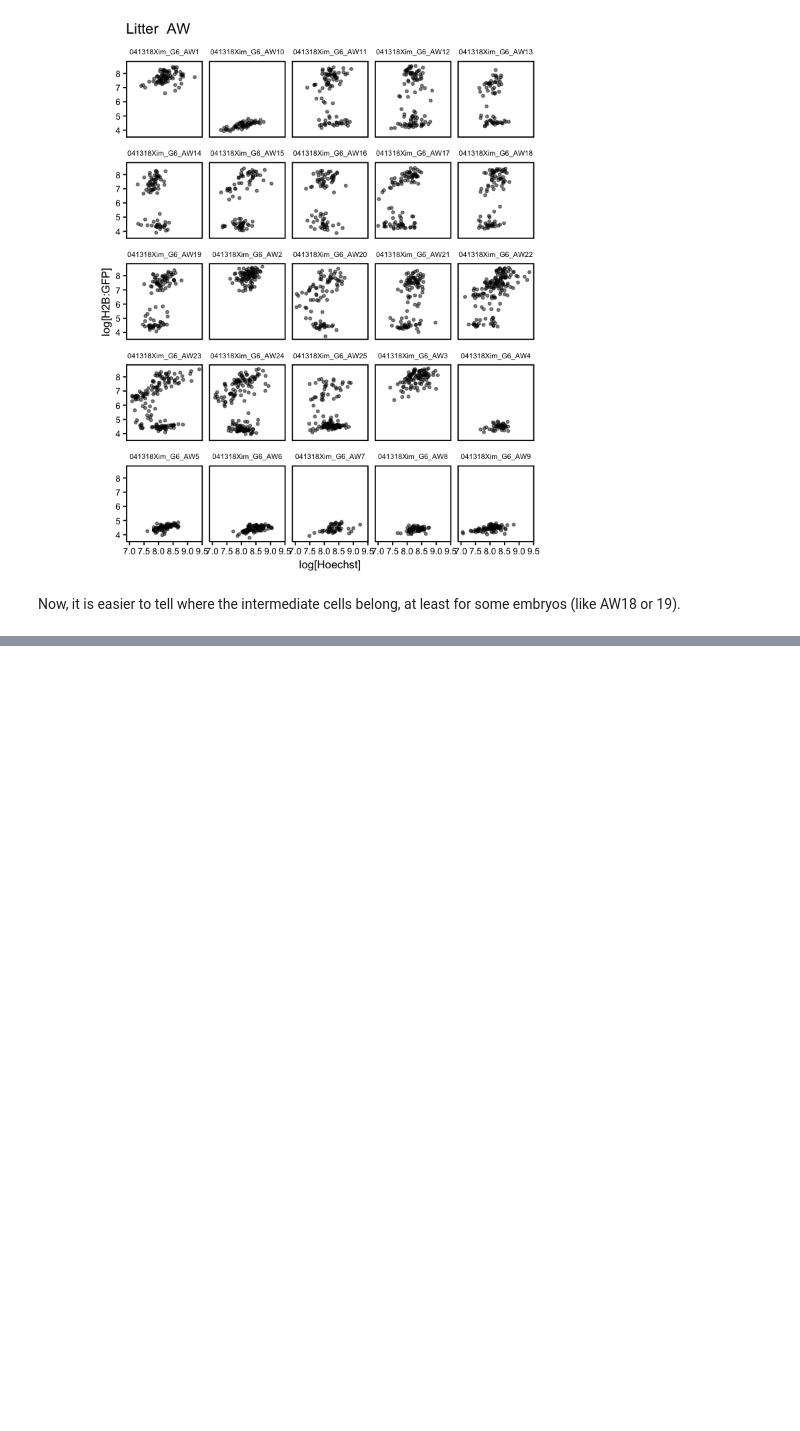
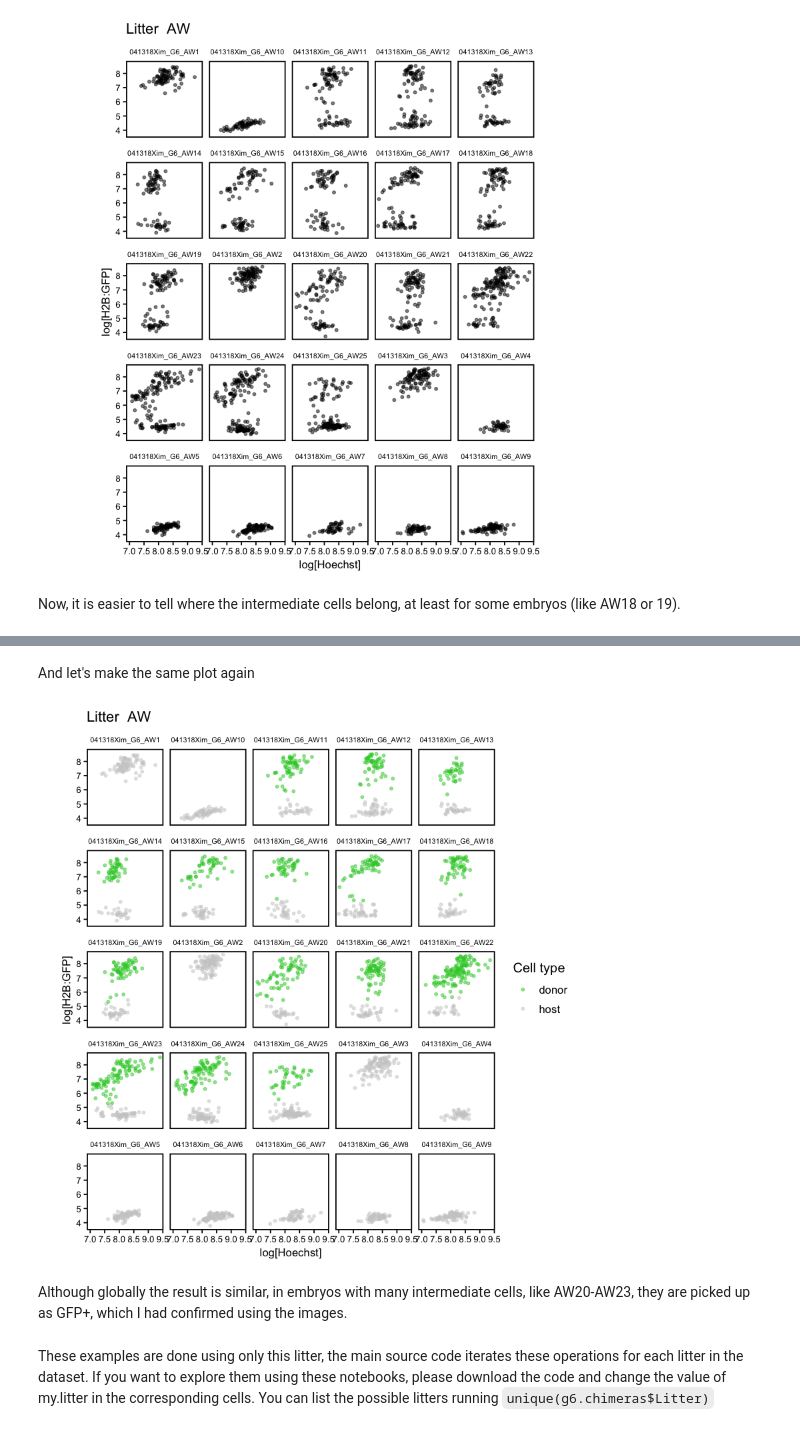
Before and after one commit to nestorsaiz/saiz-et-al_2020, a Jupyter notebook: notebooks/GFP-classification.ipynb, the cells around one changed output, grey strips where cells are left out. Cells and saved outputs as stored; diff of their text form; code cells hidden in the pictures; blank space fills up the shorter version.

````diff
--- a/notebooks/GFP-classification.ipynb
+++ b/notebooks/GFP-classification.ipynb
@@ -196,0 +202,43 @@ for(l in 1:3) {
+# %%
+# Use cutree to cut the dendrogram at the indicated number of clusters
+aw$cluster <- cutree(my.clusters, 2)
+
+# Assign donor or host labels to each cluster based on its GFP level
+bigger <- mean(subset(aw, cluster == 2)$CH2.logCor) -
+    mean(subset(aw, cluster == 1)$CH2.logCor) > 0
+if (bigger == T) {
+    aw$cell_type[aw$cluster == 2] <- 'donor'
+    aw$cell_type[aw$cluster == 1] <- 'host'
+}
+if (bigger == F) {
+    aw$cell_type[aw$cluster == 2] <- 'host'
+    aw$cell_type[aw$cluster == 1] <- 'donor'
+}
+# %%
+# Incorporate AW controls
+aw$cluster <- NULL
+aw <- rbind(aw, subset(cc, Litter == 'AW'))
+# %% [markdown]
+And let's make the same plot again
+# %%
+scatter <- ggplot(data = aw %>%
+                 filter(Channel == 'CH2',
+                        CH2.ab2 == 'af488.ck'),
+                  aes(x = CH1.ebLogCor,
+                      y = CH2.logCor))
+scatter <- scatter + geom_jitter(aes(color = cell_type), size = 1, alpha = 0.5)
+scatter <- scatter + facet_wrap( ~ Embryo_ID)
+scatter <- scatter + scale_color_manual(values = cellcols)
+scatter <- scatter + looks + theme(aspect.ratio = 1,
+                                 strip.text = element_text(size = 6.5),
+                                 axis.text = element_text(size = 8),
+                                 axis.title = element_text(size = 10))
+scatter <- scatter + labs(y = 'log[H2B:GFP]', x = 'log[Hoechst]',
+                                title = paste('Litter ', my.litter), color = 'Cell type')
+print(scatter)
+# %% [output]
+[figure, added]
+# %% [markdown]
+Although globally the result is similar, in embryos with many intermediate cells, like AW20-AW23, they are picked up as GFP+, which I had confirmed using the images.
+# %% [markdown]
+These examples are done using only this litter, the main source code iterates these operations for each litter in the dataset. If you want to explore them using these notebooks, please download the code and change the value of my.litter in the corresponding cells. You can list the possible litters running ```unique(g6.chimeras$Litter)```
````
Also changed, not shown: parts of 16 cells of this notebook.
